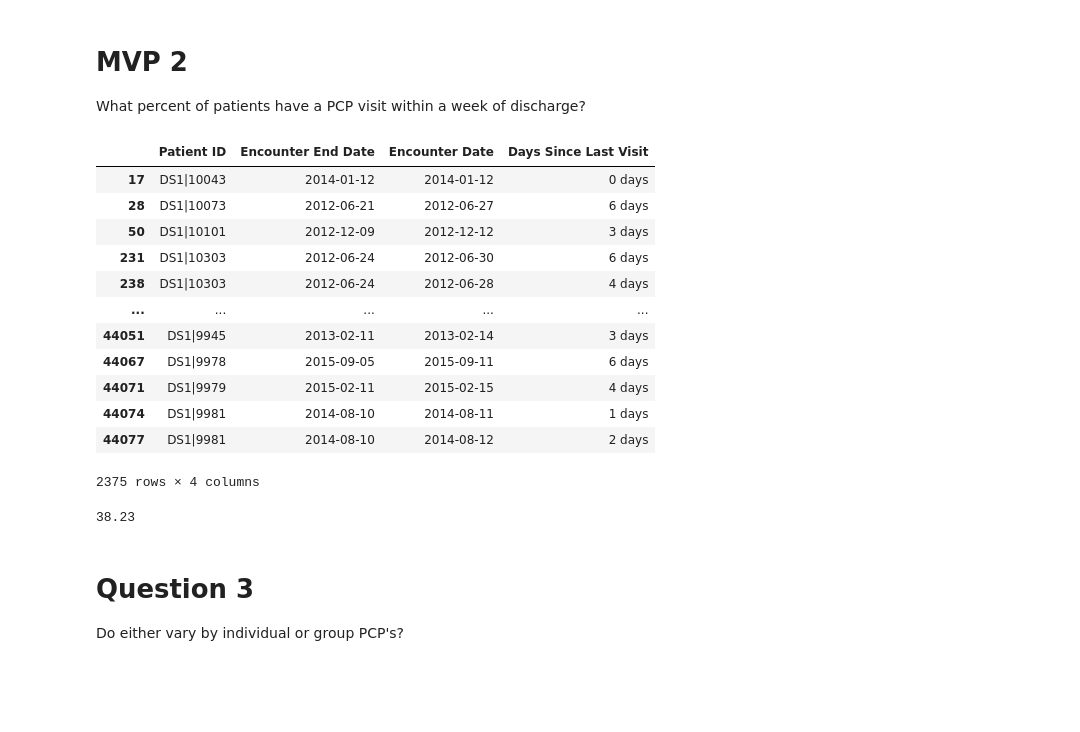
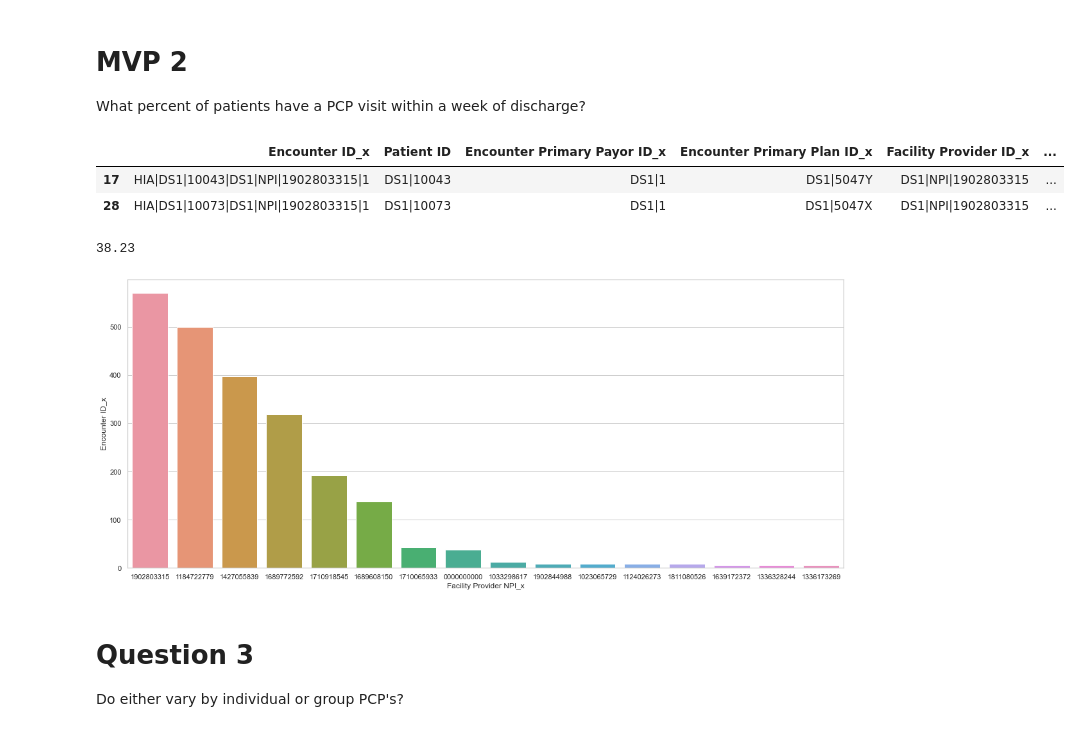
Before and after one commit to tipearso/hospital-readmissions, a Jupyter notebook: notebooks/plots.ipynb, the cells around one changed output. Cells and saved outputs as stored; diff of their text form; code cells hidden in the pictures; blank space fills up the shorter version.

```diff
--- a/notebooks/plots.ipynb
+++ b/notebooks/plots.ipynb
@@ -133,30 +172,17 @@ plt.xlabel('');
 # MVP 2
 What percent of patients have a PCP visit within a week of discharge?
 # %%
-#make df and merge
-ad_cut = adm[['Patient ID','Encounter End Date']]
-pcp_cut = pcp[['Patient ID','Encounter Date']]
-two = ad_cut.merge(pcp_cut, left_on ='Patient ID', right_on = 'Patient ID',how='left', indicator = False)
+two = adm.merge(pcp, left_on ='Patient ID', right_on = 'Patient ID',how='left', indicator = False)
 #sub encounter date from end dates
 two['Days Since Last Visit'] = two['Encounter Date'] - two['Encounter End Date']
 two_top = two[two['Days Since Last Visit'] <= '7 days']
 two_top = two_top[two_top['Days Since Last Visit'] >= '0 days']
 #count
 count_two_top = len(two_top)
-two_top
+two_top.head(2)
 # %% [output]
-|  | Patient ID | Encounter End Date | Encounter Date | Days Since Last Visit |
-| 17 | DS1|10043 | 2014-01-12 | 2014-01-12 | 0 days |
-| 28 | DS1|10073 | 2012-06-21 | 2012-06-27 | 6 days |
-| 50 | DS1|10101 | 2012-12-09 | 2012-12-12 | 3 days |
-| 231 | DS1|10303 | 2012-06-24 | 2012-06-30 | 6 days |
-| 238 | DS1|10303 | 2012-06-24 | 2012-06-28 | 4 days |
-| ... | ... | ... | ... | ... |
-| 44051 | DS1|9945 | 2013-02-11 | 2013-02-14 | 3 days |
-| 44067 | DS1|9978 | 2015-09-05 | 2015-09-11 | 6 days |
-| 44071 | DS1|9979 | 2015-02-11 | 2015-02-15 | 4 days |
-| 44074 | DS1|9981 | 2014-08-10 | 2014-08-11 | 1 days |
-| 44077 | DS1|9981 | 2014-08-10 | 2014-08-12 | 2 days |
+|  | Encounter ID_x | Patient ID | Encounter Primary Payor ID_x | Encounter Primary Plan ID_x | Facility Provider ID_x | ... |
+| 17 | HIA|DS1|10043|DS1|NPI|1902803315|1 | DS1|10043 | DS1|1 | DS1|5047Y | DS1|NPI|1902803315 | ... |
+| 28 | HIA|DS1|10073|DS1|NPI|1902803315|1 | DS1|10073 | DS1|1 | DS1|5047X | DS1|NPI|1902803315 | ... |
-2375 rows × 4 columns
 # %%
 #find the pcp visit within 7 days rate
@@ -167,3 +198,8 @@ pcp_visit_rate
+# %%
+sns.set_theme(style="whitegrid")
+ax = sns.barplot(x='Facility Provider NPI_x', y='Encounter ID_x',  data=pcp_count_patient_high)
+# %% [output]
+[figure, added]
 # %% [markdown]
 # Question 3
 Do either vary by individual or group PCP's?
```
Also changed, not shown: parts of 19 cells of this notebook.
